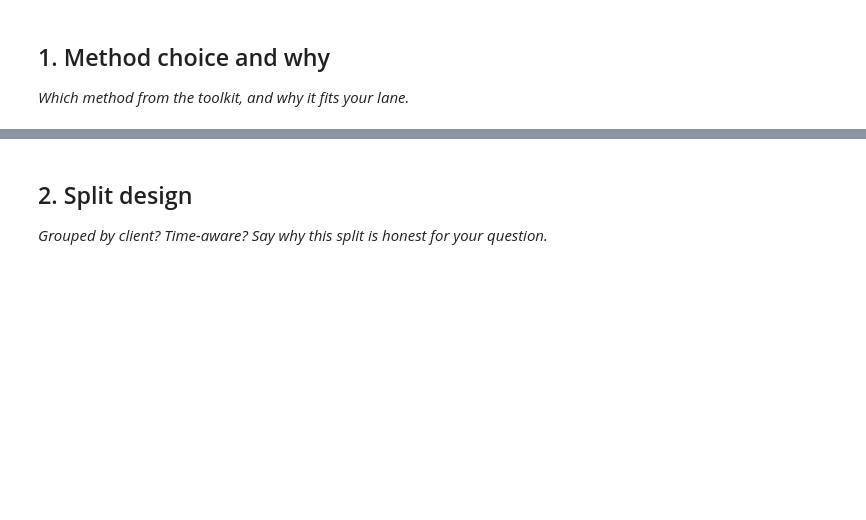
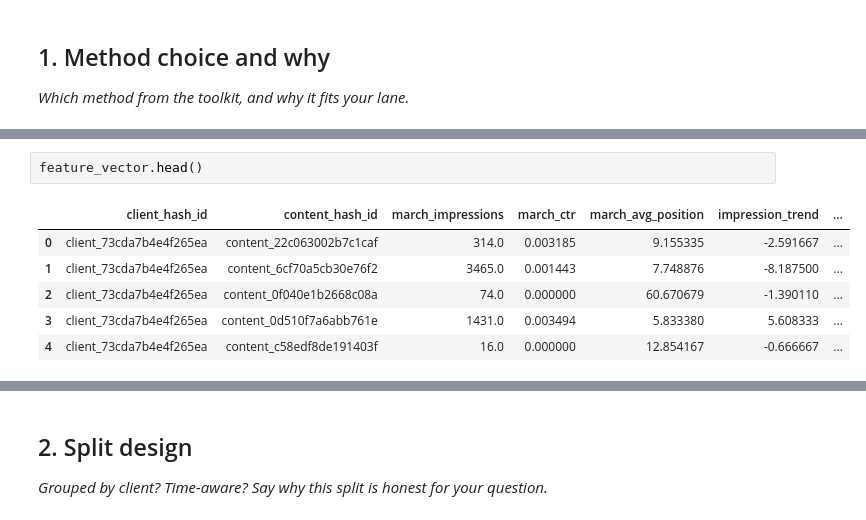
Before and after one commit to SaimAli0001/Flyrank-Internship-ml, a Jupyter notebook: work/notebooks/w05_model.ipynb, the cells around one changed output, grey strips where cells are left out. Cells and saved outputs as stored; diff of their text form; blank space fills up the shorter version.

```diff
--- a/work/notebooks/w05_model.ipynb
+++ b/work/notebooks/w05_model.ipynb
@@ -15,0 +160,9 @@ This skeleton is yours to fill. Work the sections **in order** — each one has
+# %%
+feature_vector.head()
+# %% [output]
+|  | client_hash_id | content_hash_id | march_impressions | march_ctr | march_avg_position | impression_trend | ... |
+| 0 | client_73cda7b4e4f265ea | content_22c063002b7c1caf | 314.0 | 0.003185 | 9.155335 | -2.591667 | ... |
+| 1 | client_73cda7b4e4f265ea | content_6cf70a5cb30e76f2 | 3465.0 | 0.001443 | 7.748876 | -8.187500 | ... |
+| 2 | client_73cda7b4e4f265ea | content_0f040e1b2668c08a | 74.0 | 0.000000 | 60.670679 | -1.390110 | ... |
+| 3 | client_73cda7b4e4f265ea | content_0d510f7a6abb761e | 1431.0 | 0.003494 | 5.833380 | 5.608333 | ... |
+| 4 | client_73cda7b4e4f265ea | content_c58edf8de191403f | 16.0 | 0.000000 | 12.854167 | -0.666667 | ... |
```
Also changed, not shown: parts of 27 cells of this notebook.
